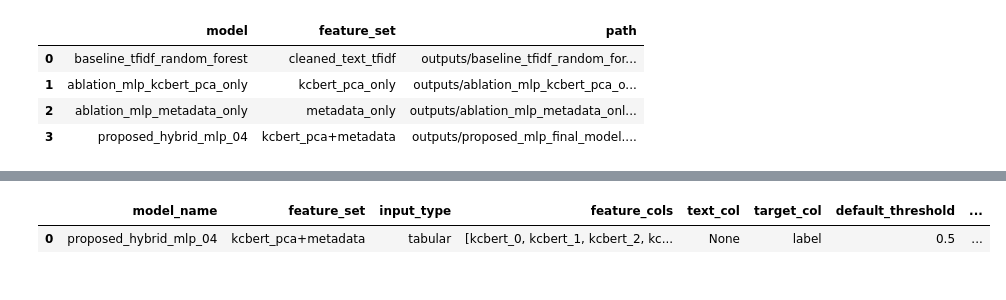
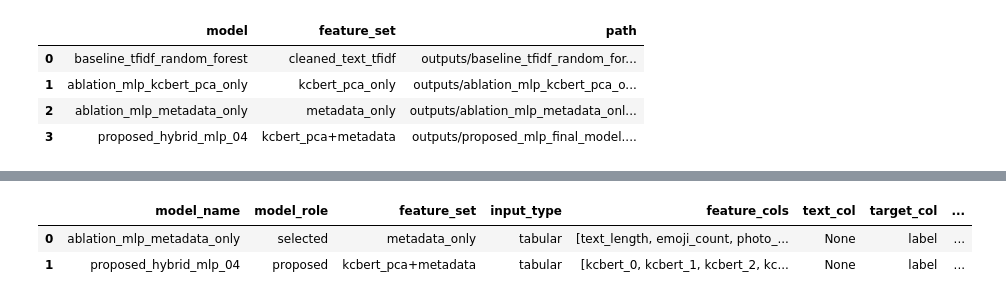
Before and after one commit to HSU-bigdata-project/review-refining, a Jupyter notebook: 06_model_selection_error_analysis.ipynb, the cells around one changed output, grey strips where cells are left out. Cells and saved outputs as stored; diff of their text form; code cells hidden in the pictures.

```diff
--- a/06_model_selection_error_analysis.ipynb
+++ b/06_model_selection_error_analysis.ipynb
@@ -523,28 +832,64 @@ validation에서 선택된 모델을 `outputs/final_selected_model.joblib`에
 # %%
-final_selected_bundle = {
-    'model': selected_bundle['model'],
-    'model_name': selected_model_name,
-    'feature_set': selected_row['feature_set'],
-    'input_type': selected_spec['input_type'],
-    'feature_cols': selected_bundle.get('feature_cols'),
-    'text_col': selected_bundle.get('text_col'),
-    'target_col': selected_bundle.get('target_col', LABEL_COL),
-    'default_threshold': float(selected_bundle.get('default_threshold', 0.5)),
-    'best_threshold': selected_threshold,
-    'selection_rule': 'highest F1 on validation set with stored tuned threshold, PR-AUC as secondary criterion',
-    'selection_reason': selection_reason,
-    'validation_selected_metrics': selected_row.to_dict(),
-    'test_reference_metrics': selected_test_row.to_dict(),
-    'validation_model_comparison': validation_comparison.to_dict(orient='records'),
-    'test_model_comparison': test_comparison.to_dict(orient='records'),
-    'metadata_importance': selected_importance.to_dict(orient='records'),
-    'excluded_features': ['rating'],
-    'next_step': '07_rating_refinement should load this bundle and apply it to all review rows.',
-}
+def make_final_bundle(bundle, model_name, row, test_row, spec, threshold, role, reason, importance):
+    return {
+        'model': bundle['model'],
+        'model_name': model_name,
+        'model_role': role,
+        'feature_set': row['feature_set'],
+        'input_type': spec['input_type'],
+        'feature_cols': bundle.get('feature_cols'),
+        'text_col': bundle.get('text_col'),
+        'target_col': bundle.get('target_col', LABEL_COL),
+        'default_threshold': float(bundle.get('default_threshold', 0.5)),
+        'best_threshold': threshold,
+        'selection_rule': 'validation F1 기준 선택 모델과 프로젝트 제안 모델을 별도 bundle로 저장',
+        'selection_reason': reason,
+        'validation_selected_metrics': row.to_dict(),
+        'test_reference_metrics': test_row.to_dict(),
+        'validation_model_comparison': validation_comparison.to_dict(orient='records'),
+        'test_model_comparison': test_comparison.to_dict(orient='records'),
+        'metadata_importance': importance.to_dict(orient='records'),
+        'excluded_features': ['rating'],
+        'next_step': '07_rating_refinement에서 이 bundle을 로드해 reviews_embeddings_extract.csv 기준 feature 행에 적용한다.',
+    }
+
+
+final_selected_bundle = make_final_bundle(
+    selected_bundle,
+    selected_model_name,
+    selected_row,
+    selected_test_row,
+    selected_spec,
+    selected_threshold,
+    'selected',
+    selection_reason,
+    selected_importance,
+)
+final_proposed_bundle = make_final_bundle(
+    proposed_bundle,
+    proposed_model_name,
+    proposed_row,
+    proposed_test_row,
+    proposed_spec,
+    proposed_threshold,
+    'proposed',
+    proposed_reason,
+    proposed_importance,
+)
 
 joblib.dump(final_selected_bundle, 'outputs/final_selected_model.joblib')
+joblib.dump(final_proposed_bundle, 'outputs/final_proposed_model.joblib')
 
-final_selected_display = {k: v for k, v in final_selected_bundle.items() if k != 'model'}
-print('?? ??: outputs/final_selected_model.joblib')
-display(pd.DataFrame([final_selected_display]))
+bundle_display_rows = []
+for output_path, bundle in [
+    ('outputs/final_selected_model.joblib', final_selected_bundle),
+    ('outputs/final_proposed_model.joblib', final_proposed_bundle),
+]:
+    row = {k: v for k, v in bundle.items() if k != 'model'}
+    row['output_path'] = output_path
+    bundle_display_rows.append(row)
+
+print('저장 완료: outputs/final_selected_model.joblib')
+print('저장 완료: outputs/final_proposed_model.joblib')
+display(pd.DataFrame(bundle_display_rows))
 # %% [output]
@@ -552,3 +898,4 @@ display(pd.DataFrame([final_selected_display]))
-|  | model_name | feature_set | input_type | feature_cols | text_col | target_col | default_threshold | ... |
-| 0 | proposed_hybrid_mlp_04 | kcbert_pca+metadata | tabular | [kcbert_0, kcbert_1, kcbert_2, kc... | None | label | 0.5 | ... |
+|  | model_name | model_role | feature_set | input_type | feature_cols | text_col | target_col | ... |
+| 0 | ablation_mlp_metadata_only | selected | metadata_only | tabular | [text_length, emoji_count, photo_... | None | label | ... |
+| 1 | proposed_hybrid_mlp_04 | proposed | kcbert_pca+metadata | tabular | [kcbert_0, kcbert_1, kcbert_2, kc... | None | label | ... |
 # %% [markdown]
```
Also changed, not shown: parts of 22 cells of this notebook, 10 other files.
